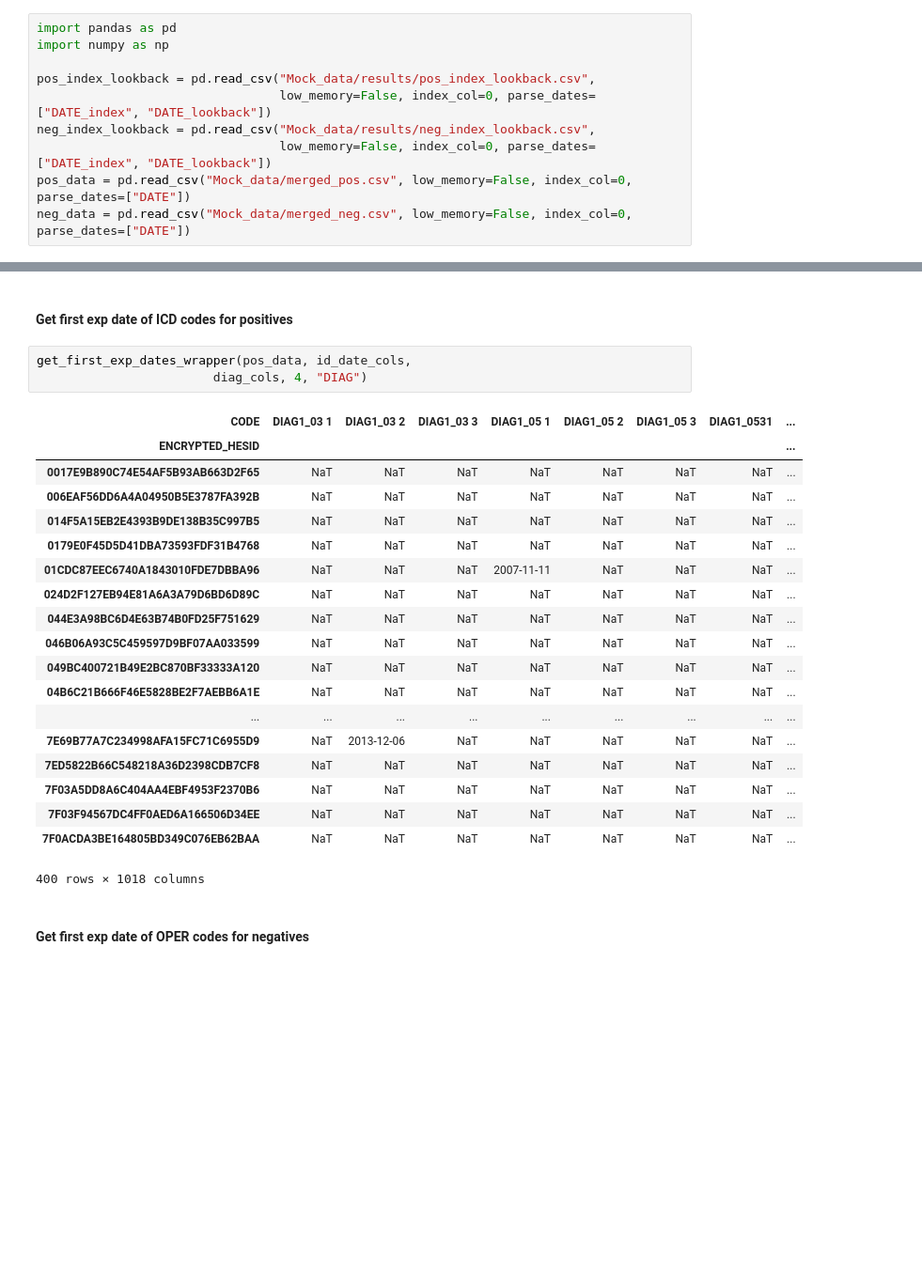
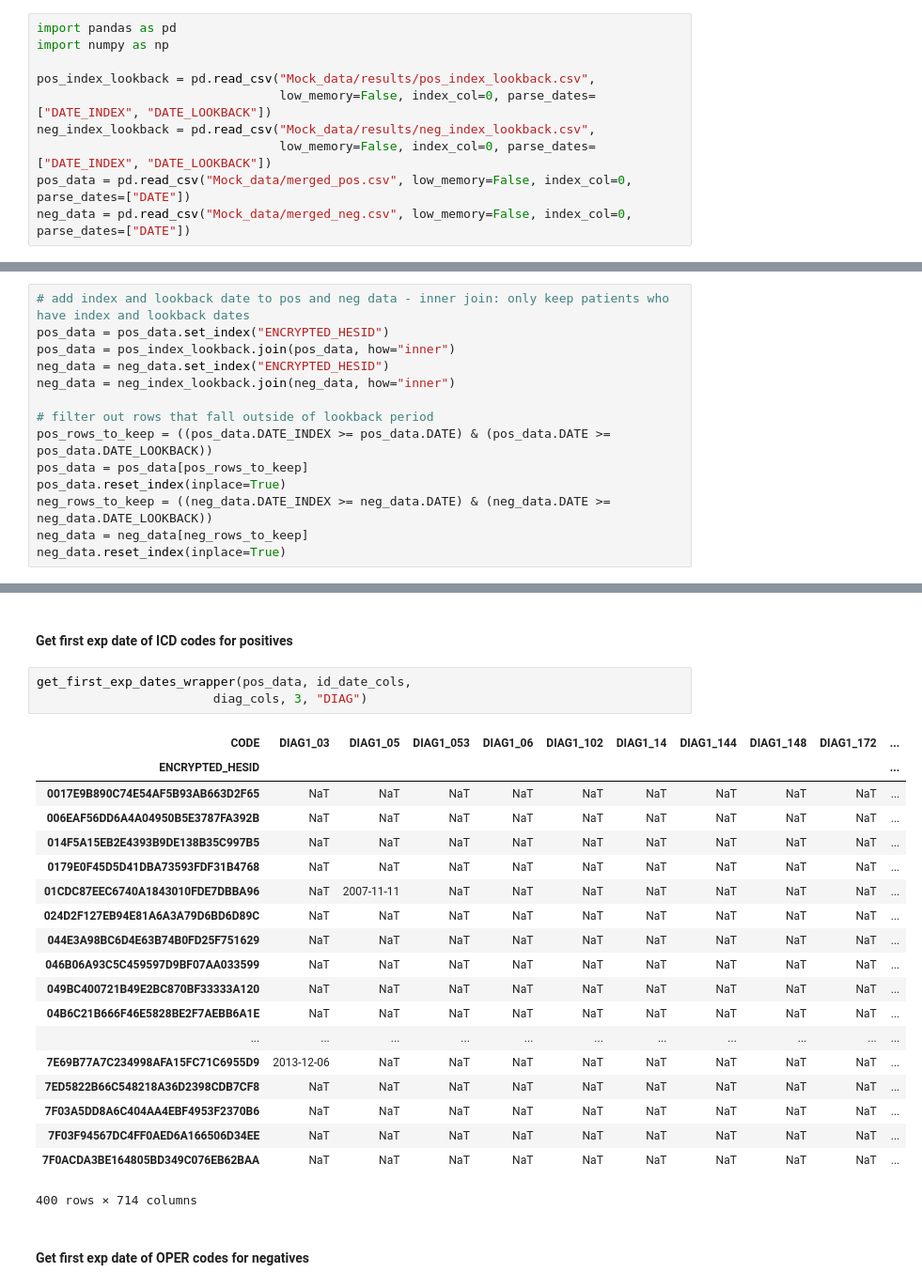
Before and after one commit to jzhao0802/gsk_, a Jupyter notebook: Prepare final tables.ipynb, the cells around one changed output, grey strips where cells are left out. Shown: that part at 94% size. Saved outputs shown, nothing was run; the diff lists cells and outputs as text; blank space fills up the shorter version.

```diff
--- a/Prepare final tables.ipynb
+++ b/Prepare final tables.ipynb
@@ -5,9 +5,9 @@ import pandas as pd
 import numpy as np
 
 pos_index_lookback = pd.read_csv("Mock_data/results/pos_index_lookback.csv",
-                                 low_memory=False, index_col=0, parse_dates=["DATE_index", "DATE_lookback"])
+                                 low_memory=False, index_col=0, parse_dates=["DATE_INDEX", "DATE_LOOKBACK"])
 neg_index_lookback = pd.read_csv("Mock_data/results/neg_index_lookback.csv",
-                                 low_memory=False, index_col=0, parse_dates=["DATE_index", "DATE_lookback"])
+                                 low_memory=False, index_col=0, parse_dates=["DATE_INDEX", "DATE_LOOKBACK"])
 pos_data = pd.read_csv("Mock_data/merged_pos.csv", low_memory=False, index_col=0, parse_dates=["DATE"])
 neg_data = pd.read_csv("Mock_data/merged_neg.csv", low_memory=False, index_col=0, parse_dates=["DATE"])
 # %% [markdown]
@@ -51,3 +21,17 @@ neg_data = neg_data[neg_rows_to_keep]
+# %%
+# add index and lookback date to pos and neg data - inner join: only keep patients who have index and lookback dates
+pos_data = pos_data.set_index("ENCRYPTED_HESID")
+pos_data = pos_index_lookback.join(pos_data, how="inner")
+neg_data = neg_data.set_index("ENCRYPTED_HESID")
+neg_data = neg_index_lookback.join(neg_data, how="inner")
+
+# filter out rows that fall outside of lookback period
+pos_rows_to_keep = ((pos_data.DATE_INDEX >= pos_data.DATE) & (pos_data.DATE >= pos_data.DATE_LOOKBACK))
+pos_data = pos_data[pos_rows_to_keep]
+pos_data.reset_index(inplace=True)
+neg_rows_to_keep = ((neg_data.DATE_INDEX >= neg_data.DATE) & (neg_data.DATE >= neg_data.DATE_LOOKBACK))
+neg_data = neg_data[neg_rows_to_keep]
+neg_data.reset_index(inplace=True)
 # %% [markdown]
 ## Aggregate primary and secondary DIAGs and OPERTNs
 
@@ -344,27 +328,27 @@ def get_first_exp_dates_wrapper(df, id_date_cols,
 #### Get first exp date of ICD codes for positives
 # %%
 get_first_exp_dates_wrapper(pos_data, id_date_cols,
-                        diag_cols, 4, "DIAG")
+                        diag_cols, 3, "DIAG")
 # %% [output]
-| CODE | DIAG1_03 1 | DIAG1_03 2 | DIAG1_03 3 | DIAG1_05 1 | DIAG1_05 2 | DIAG1_05 3 | DIAG1_0531 | ... |
-| ENCRYPTED_HESID |  |  |  |  |  |  |  | ... |
-| 0017E9B890C74E54AF5B93AB663D2F65 | NaT | NaT | NaT | NaT | NaT | NaT | NaT | ... |
-| 006EAF56DD6A4A04950B5E3787FA392B | NaT | NaT | NaT | NaT | NaT | NaT | NaT | ... |
-| 014F5A15EB2E4393B9DE138B35C997B5 | NaT | NaT | NaT | NaT | NaT | NaT | NaT | ... |
-| 0179E0F45D5D41DBA73593FDF31B4768 | NaT | NaT | NaT | NaT | NaT | NaT | NaT | ... |
-| 01CDC87EEC6740A1843010FDE7DBBA96 | NaT | NaT | NaT | 2007-11-11 | NaT | NaT | NaT | ... |
-| 024D2F127EB94E81A6A3A79D6BD6D89C | NaT | NaT | NaT | NaT | NaT | NaT | NaT | ... |
-| 044E3A98BC6D4E63B74B0FD25F751629 | NaT | NaT | NaT | NaT | NaT | NaT | NaT | ... |
-| 046B06A93C5C459597D9BF07AA033599 | NaT | NaT | NaT | NaT | NaT | NaT | NaT | ... |
-| 049BC400721B49E2BC870BF33333A120 | NaT | NaT | NaT | NaT | NaT | NaT | NaT | ... |
-| 04B6C21B666F46E5828BE2F7AEBB6A1E | NaT | NaT | NaT | NaT | NaT | NaT | NaT | ... |
-| ... | ... | ... | ... | ... | ... | ... | ... | ... |
-| 7E69B77A7C234998AFA15FC71C6955D9 | NaT | 2013-12-06 | NaT | NaT | NaT | NaT | NaT | ... |
-| 7ED5822B66C548218A36D2398CDB7CF8 | NaT | NaT | NaT | NaT | NaT | NaT | NaT | ... |
-| 7F03A5DD8A6C404AA4EBF4953F2370B6 | NaT | NaT | NaT | NaT | NaT | NaT | NaT | ... |
-| 7F03F94567DC4FF0AED6A166506D34EE | NaT | NaT | NaT | NaT | NaT | NaT | NaT | ... |
-| 7F0ACDA3BE164805BD349C076EB62BAA | NaT | NaT | NaT | NaT | NaT | NaT | NaT | ... |
+| CODE | DIAG1_03 | DIAG1_05 | DIAG1_053 | DIAG1_06 | DIAG1_102 | DIAG1_14 | DIAG1_144 | DIAG1_148 | DIAG1_172 | ... |
+| ENCRYPTED_HESID |  |  |  |  |  |  |  |  |  | ... |
+| 0017E9B890C74E54AF5B93AB663D2F65 | NaT | NaT | NaT | NaT | NaT | NaT | NaT | NaT | NaT | ... |
+| 006EAF56DD6A4A04950B5E3787FA392B | NaT | NaT | NaT | NaT | NaT | NaT | NaT | NaT | NaT | ... |
+| 014F5A15EB2E4393B9DE138B35C997B5 | NaT | NaT | NaT | NaT | NaT | NaT | NaT | NaT | NaT | ... |
+| 0179E0F45D5D41DBA73593FDF31B4768 | NaT | NaT | NaT | NaT | NaT | NaT | NaT | NaT | NaT | ... |
+| 01CDC87EEC6740A1843010FDE7DBBA96 | NaT | 2007-11-11 | NaT | NaT | NaT | NaT | NaT | NaT | NaT | ... |
+| 024D2F127EB94E81A6A3A79D6BD6D89C | NaT | NaT | NaT | NaT | NaT | NaT | NaT | NaT | NaT | ... |
+| 044E3A98BC6D4E63B74B0FD25F751629 | NaT | NaT | NaT | NaT | NaT | NaT | NaT | NaT | NaT | ... |
+| 046B06A93C5C459597D9BF07AA033599 | NaT | NaT | NaT | NaT | NaT | NaT | NaT | NaT | NaT | ... |
+| 049BC400721B49E2BC870BF33333A120 | NaT | NaT | NaT | NaT | NaT | NaT | NaT | NaT | NaT | ... |
+| 04B6C21B666F46E5828BE2F7AEBB6A1E | NaT | NaT | NaT | NaT | NaT | NaT | NaT | NaT | NaT | ... |
+| ... | ... | ... | ... | ... | ... | ... | ... | ... | ... | ... |
+| 7E69B77A7C234998AFA15FC71C6955D9 | 2013-12-06 | NaT | NaT | NaT | NaT | NaT | NaT | NaT | NaT | ... |
+| 7ED5822B66C548218A36D2398CDB7CF8 | NaT | NaT | NaT | NaT | NaT | NaT | NaT | NaT | NaT | ... |
+| 7F03A5DD8A6C404AA4EBF4953F2370B6 | NaT | NaT | NaT | NaT | NaT | NaT | NaT | NaT | NaT | ... |
+| 7F03F94567DC4FF0AED6A166506D34EE | NaT | NaT | NaT | NaT | NaT | NaT | NaT | NaT | NaT | ... |
+| 7F0ACDA3BE164805BD349C076EB62BAA | NaT | NaT | NaT | NaT | NaT | NaT | NaT | NaT | NaT | ... |
-400 rows × 1018 columns
+400 rows × 714 columns
 # %% [markdown]
 #### Get first exp date of OPER codes for negatives
 # %%
```
Also changed, not shown: parts of 3 cells of this notebook, 2 other files.
